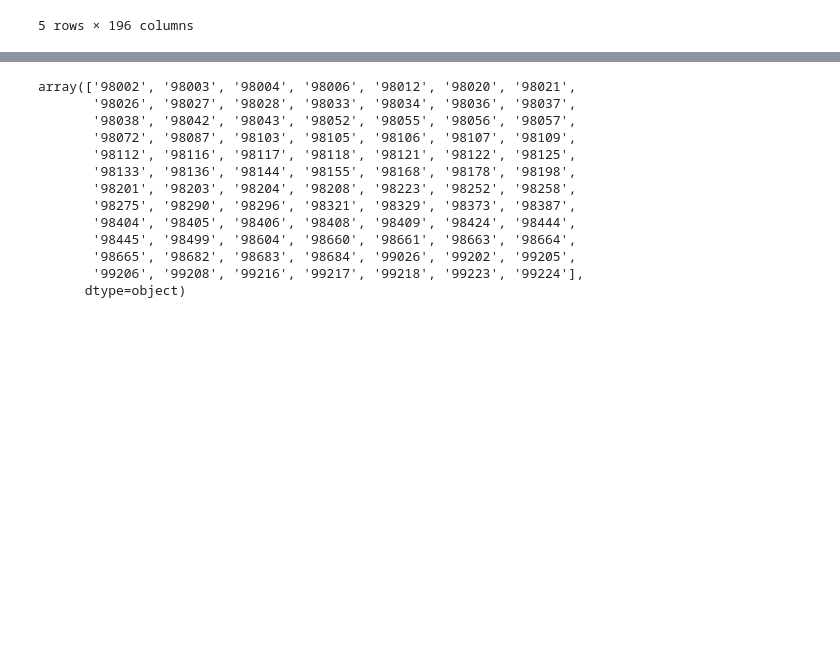
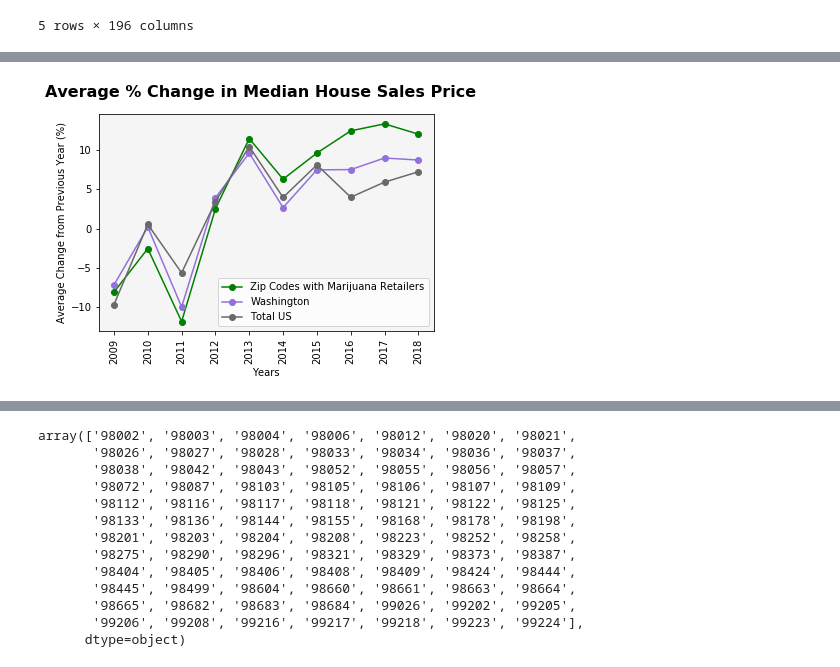
Before and after one commit to chane-d/group-project-one, a Jupyter notebook: GDP_Toni/Test_Zill.ipynb, the cells around one changed output, grey strips where cells are left out. Saved outputs shown, nothing was run; the diff lists cells and outputs as text; code cells hidden in the pictures; blank space fills up the shorter version.

```diff
--- a/GDP_Toni/Test_Zill.ipynb
+++ b/GDP_Toni/Test_Zill.ipynb
@@ -175,0 +324,6 @@ df
+# %%
+yearavg=pd.DataFrame(index=['2008','2009','2010','2011','2012','2013','2014','2015','2016','2017','2018'])
+# %%
+
+for i in list1:
+    yearavg=yearavg.join(zipcodes_with_mj.groupby('Year')['{0}'.format(i)].median(),how='outer')
@@ -175,0 +346,4 @@ df
+# %%
+yearavgchange=pd.DataFrame(index=['2008','2009','2010','2011','2012','2013','2014','2015','2016','2017','2018'])
+for col in yearavg:
+    yearavgchange=yearavgchange.join(yearavg['{0}'.format(col)].pct_change()*100,how='outer',rsuffix='_pctchange')
@@ -175,0 +366,2 @@ df
+# %%
+z=[yearavgchange.loc['2009'].mean(),yearavgchange.loc['2010'].mean(),yearavgchange.loc['2011'].mean(),yearavgchange.loc['2012'].mean(),yearavgchange.loc['2013'].mean(),yearavgchange.loc['2014'].mean(),yearavgchange.loc['2015'].mean(),yearavgchange.loc['2016'].mean(),yearavgchange.loc['2017'].mean(),yearavgchange.loc['2018'].mean()]
@@ -175,0 +381,16 @@ df
+# %%
+testfig,testax=plt.subplots()
+x_axis=[2009,2010,2011,2012,2013,2014,2015,2016,2017,2018]
+testax.plot(x_axis,z,marker='o',color='green',label='Zip Codes with Marijuana Retailers')
+testax.plot(x_axis,us_wa_avg['WA_Percent_Change'].dropna(),label='Washington',marker='o',color='mediumpurple')
+testax.plot(x_axis,us_wa_avg['US_Percent_Change'].dropna(),label='Total US',marker='o',color='dimgrey')
+
+testfig.suptitle("Average % Change in Median House Sales Price", fontsize=16, fontweight="bold")
+plt.legend(loc='best')
+plt.xlabel("Years")
+plt.ylabel("Average Change from Previous Year (%)")
+plt.xticks(x_axis,rotation='vertical')
+testax.set_facecolor('whitesmoke')
+plt.show()
+# %% [output]
+[figure, added]
```
Also changed, not shown: parts of 23 cells of this notebook, 1 other file.
